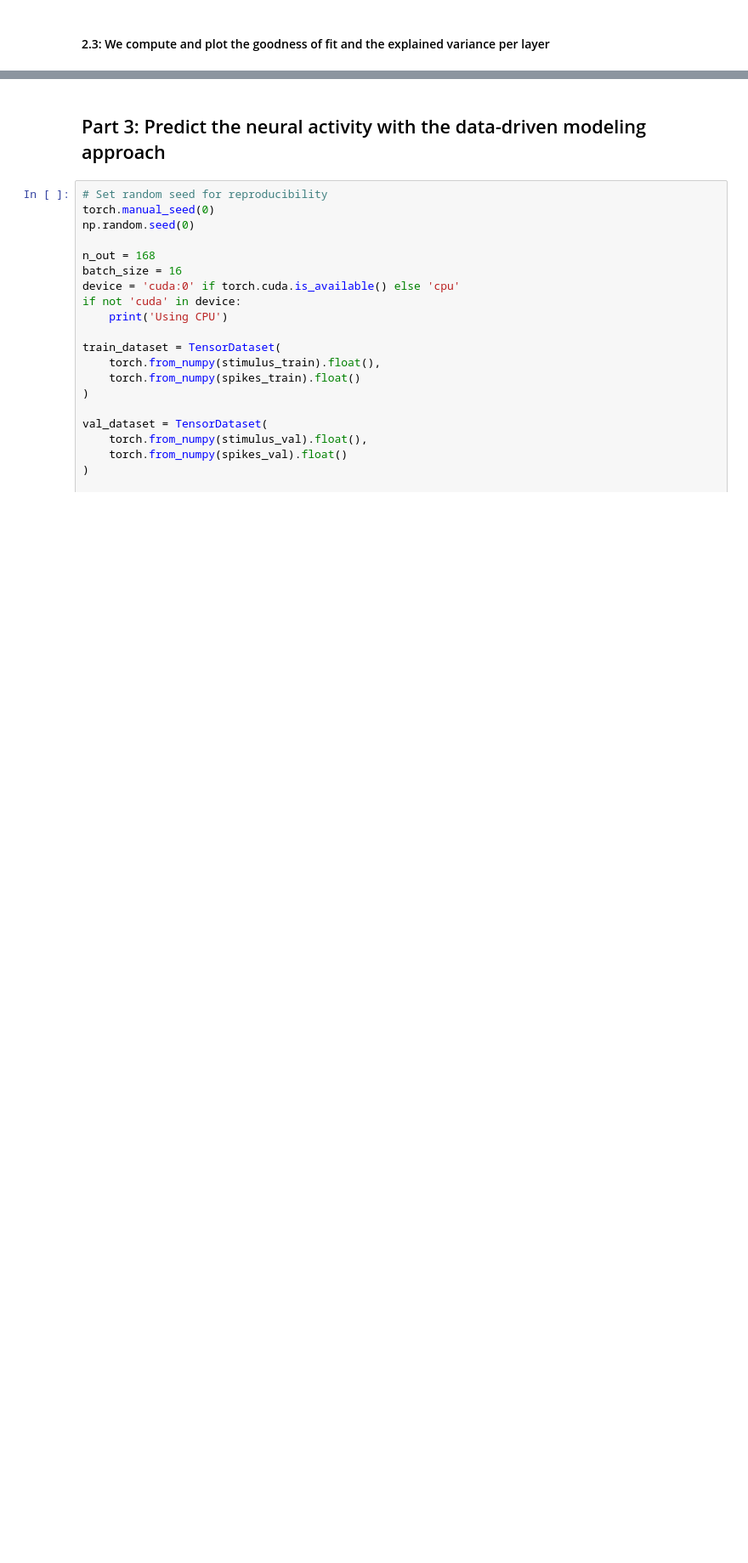
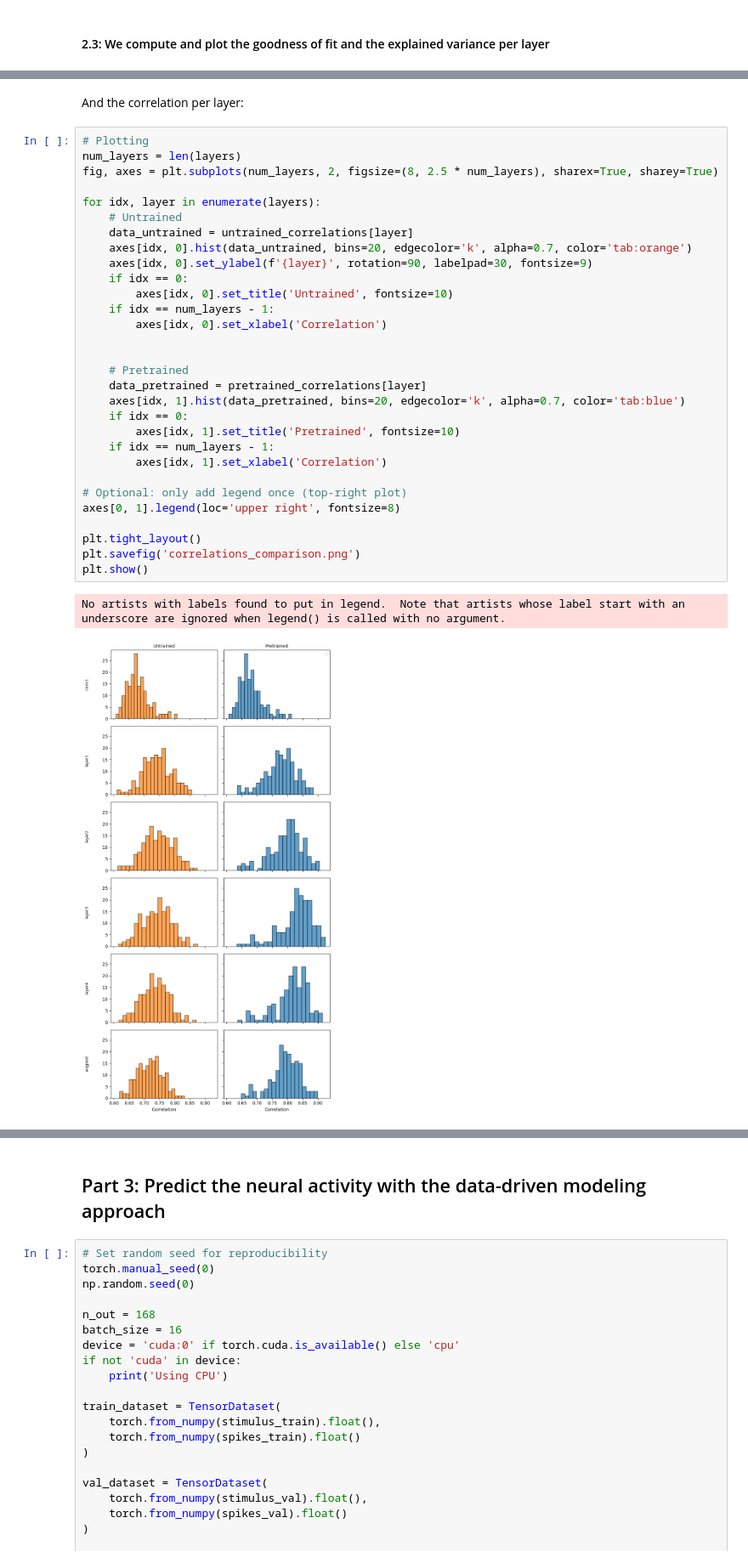
Before and after one commit to louise-montlahuc/nx414_team1, a Jupyter notebook: submission.ipynb, the cells around one changed output, grey strips where cells are left out. Shown: that part at 85% size. Saved outputs shown, nothing was run; the diff lists cells and outputs as text; blank space fills up the shorter version.

```diff
--- a/submission.ipynb
+++ b/submission.ipynb
@@ -577,0 +622,35 @@ Ridge regression score with high regularization on training data:  0.44488552212
+# %% [markdown]
+And the correlation per layer:
+# %%
+# Plotting
+num_layers = len(layers)
+fig, axes = plt.subplots(num_layers, 2, figsize=(8, 2.5 * num_layers), sharex=True, sharey=True)
+
+for idx, layer in enumerate(layers):
+    # Untrained
+    data_untrained = untrained_correlations[layer]
+    axes[idx, 0].hist(data_untrained, bins=20, edgecolor='k', alpha=0.7, color='tab:orange')
+    axes[idx, 0].set_ylabel(f'{layer}', rotation=90, labelpad=30, fontsize=9)
+    if idx == 0:
+        axes[idx, 0].set_title('Untrained', fontsize=10)
+    if idx == num_layers - 1:
+        axes[idx, 0].set_xlabel('Correlation')
+
+
+    # Pretrained
+    data_pretrained = pretrained_correlations[layer]
+    axes[idx, 1].hist(data_pretrained, bins=20, edgecolor='k', alpha=0.7, color='tab:blue')
+    if idx == 0:
+        axes[idx, 1].set_title('Pretrained', fontsize=10)
+    if idx == num_layers - 1:
+        axes[idx, 1].set_xlabel('Correlation')
+
+# Optional: only add legend once (top-right plot)
+axes[0, 1].legend(loc='upper right', fontsize=8)
+
+plt.tight_layout()
+plt.savefig('correlations_comparison.png')
+plt.show()
+# %% [output]
+No artists with labels found to put in legend.  Note that artists whose label start with an underscore are ignored when legend() is called with no argument.
+[figure, added]
```
Also changed, not shown: parts of 20 cells of this notebook.
